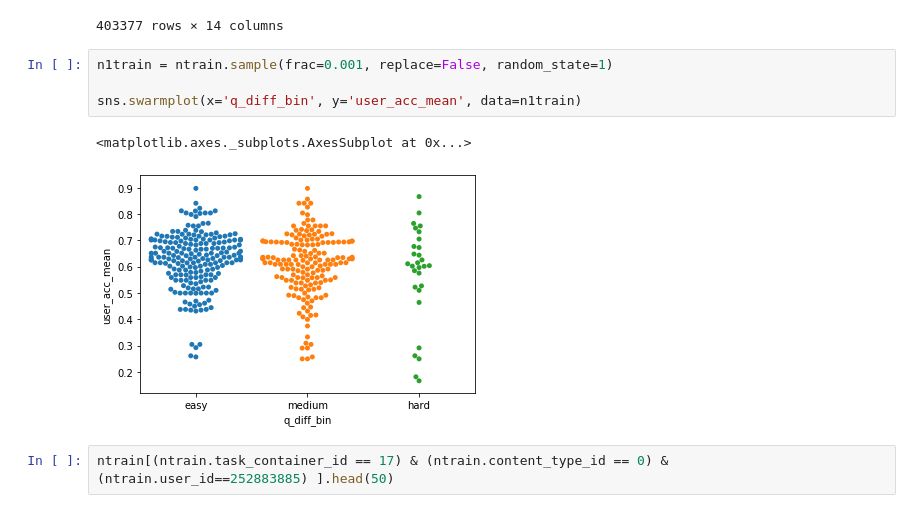
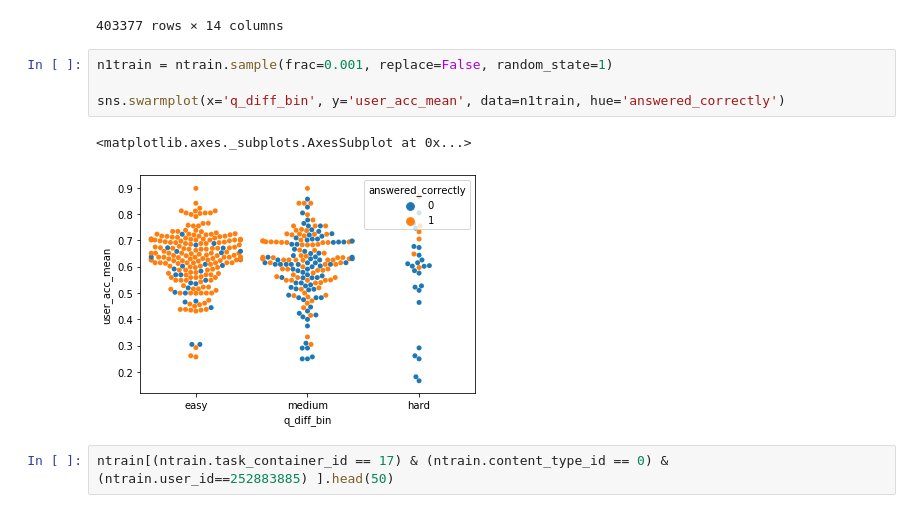
Before and after one commit to Riiid-Team/AI-Learning, a Jupyter notebook: MVP-Davila.ipynb, the cells around one changed output. Drawn from its saved outputs; the diff is of its cells as text.

Commit message:
added hue for answered_correctly

```diff
--- a/MVP-Davila.ipynb
+++ b/MVP-Davila.ipynb
@@ -42,10 +42,10 @@ ntrain
 # %%
 n1train = ntrain.sample(frac=0.001, replace=False, random_state=1)
 
-sns.swarmplot(x='q_diff_bin', y='user_acc_mean', data=n1train)
+sns.swarmplot(x='q_diff_bin', y='user_acc_mean', data=n1train, hue='answered_correctly')
 # %% [output]
 <matplotlib.axes._subplots.AxesSubplot at 0x...>
-[figure, old version]
+[figure, new version]
 # %%
 ntrain[(ntrain.task_container_id == 17) & (ntrain.content_type_id == 0) & (ntrain.user_id==252883885) ].head(50)
 # %% [output]
```
